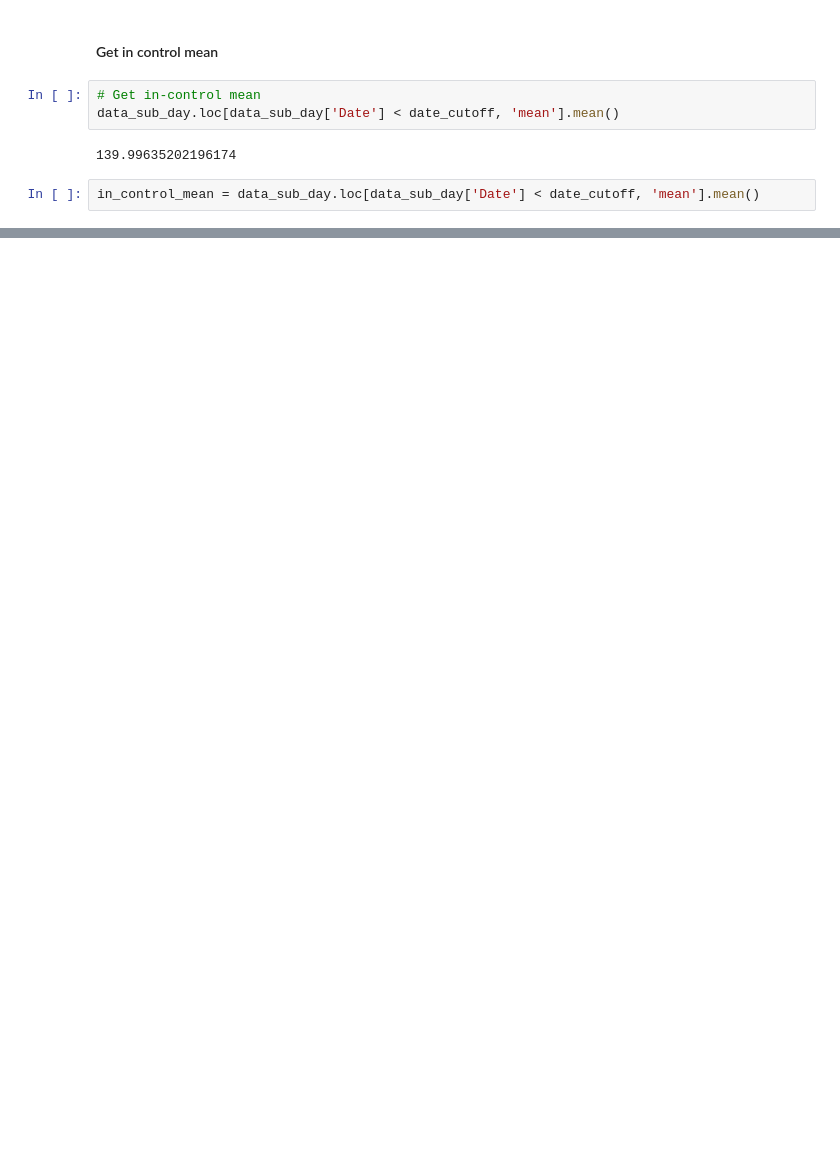
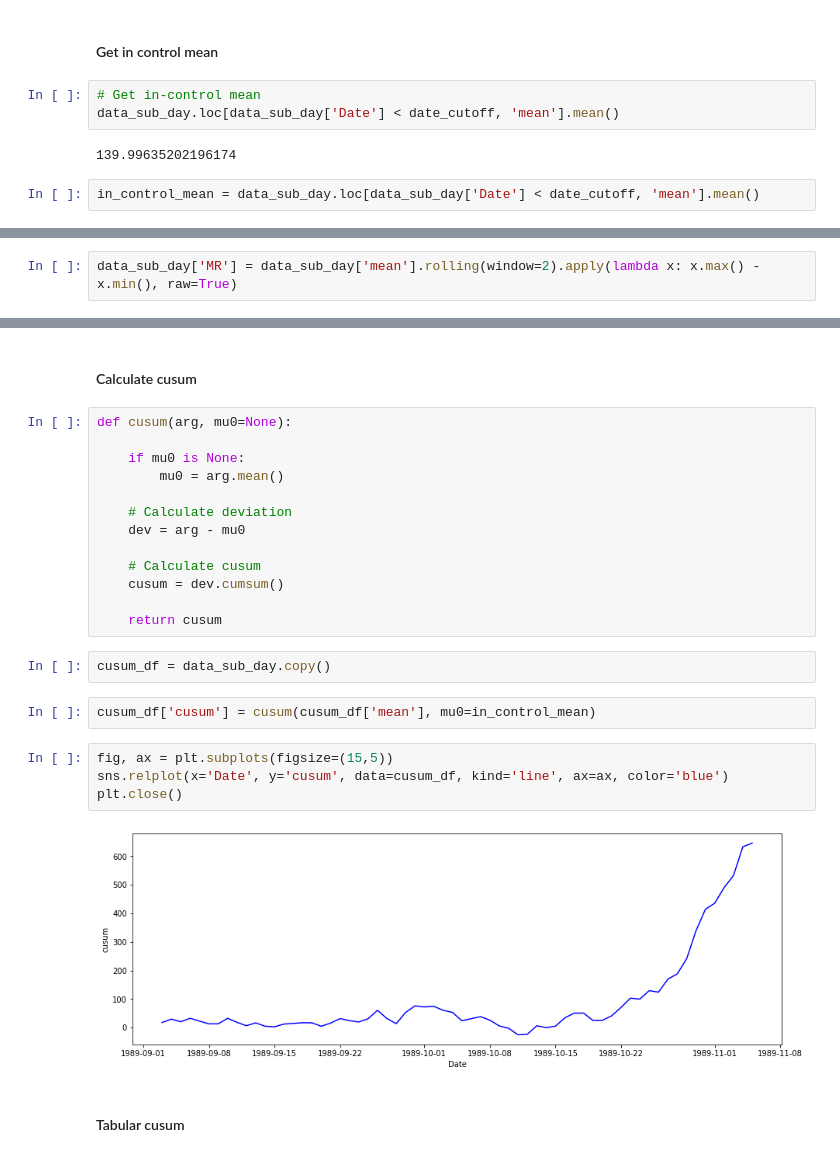
Before and after one commit to howewenann/spc_charts, a Jupyter notebook: notebooks/1.0-hwant-process-diabetes-data.ipynb, the cells around one changed output, grey strips where cells are left out. Saved outputs shown, nothing was run; the diff lists cells and outputs as text; blank space fills up the shorter version.

```diff
--- a/notebooks/1.1-hwant-process-diabetes-data.ipynb
+++ b/notebooks/1.0-hwant-process-diabetes-data.ipynb
@@ -203,0 +137,2 @@ Name: Date, dtype: datetime64[ns]
+# %%
+data_sub_day['MR'] = data_sub_day['mean'].rolling(window=2).apply(lambda x: x.max() - x.min(), raw=True)
@@ -203,0 +242,27 @@ Name: Date, dtype: datetime64[ns]
+# %% [markdown]
+#### Calculate cusum
+# %%
+def cusum(arg, mu0=None):
+
+    if mu0 is None:
+        mu0 = arg.mean()
+
+    # Calculate deviation
+    dev = arg - mu0
+
+    # Calculate cusum
+    cusum = dev.cumsum()
+
+    return cusum
+# %%
+cusum_df = data_sub_day.copy()
+# %%
+cusum_df['cusum'] = cusum(cusum_df['mean'], mu0=in_control_mean)
+# %%
+fig, ax = plt.subplots(figsize=(15,5))
+sns.relplot(x='Date', y='cusum', data=cusum_df, kind='line', ax=ax, color='blue')
+plt.close()
+# %% [output]
+[figure, added]
+# %% [markdown]
+#### Tabular cusum
```
Also changed, not shown: parts of 51 cells of this notebook, 9 other files.
